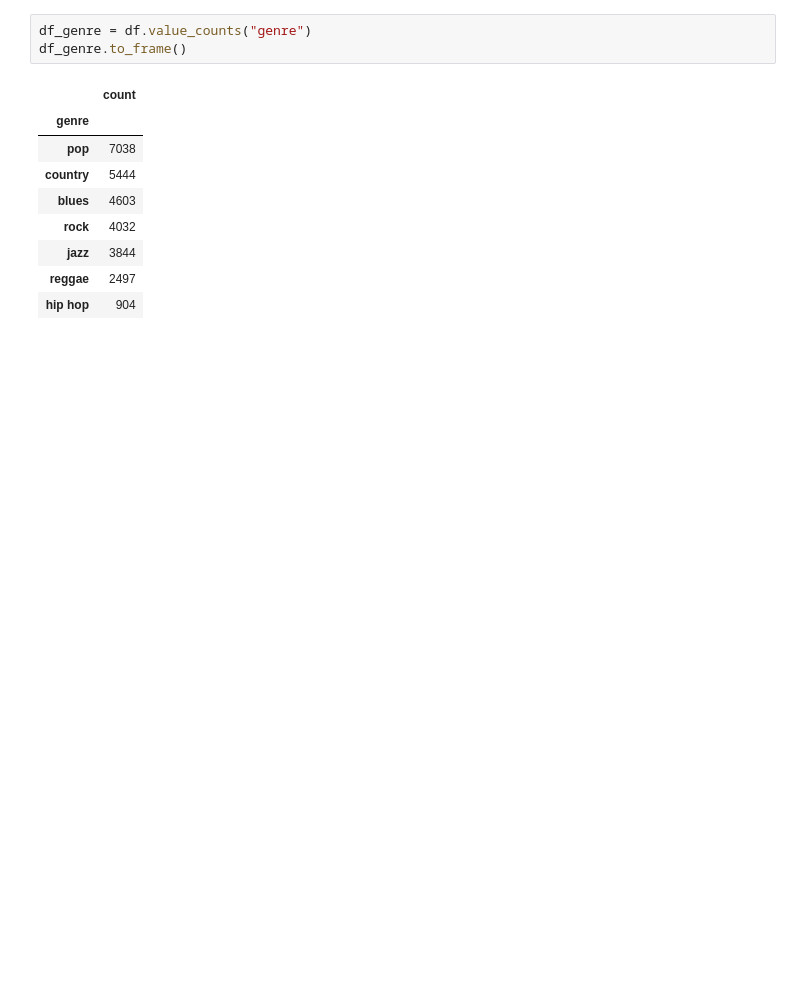
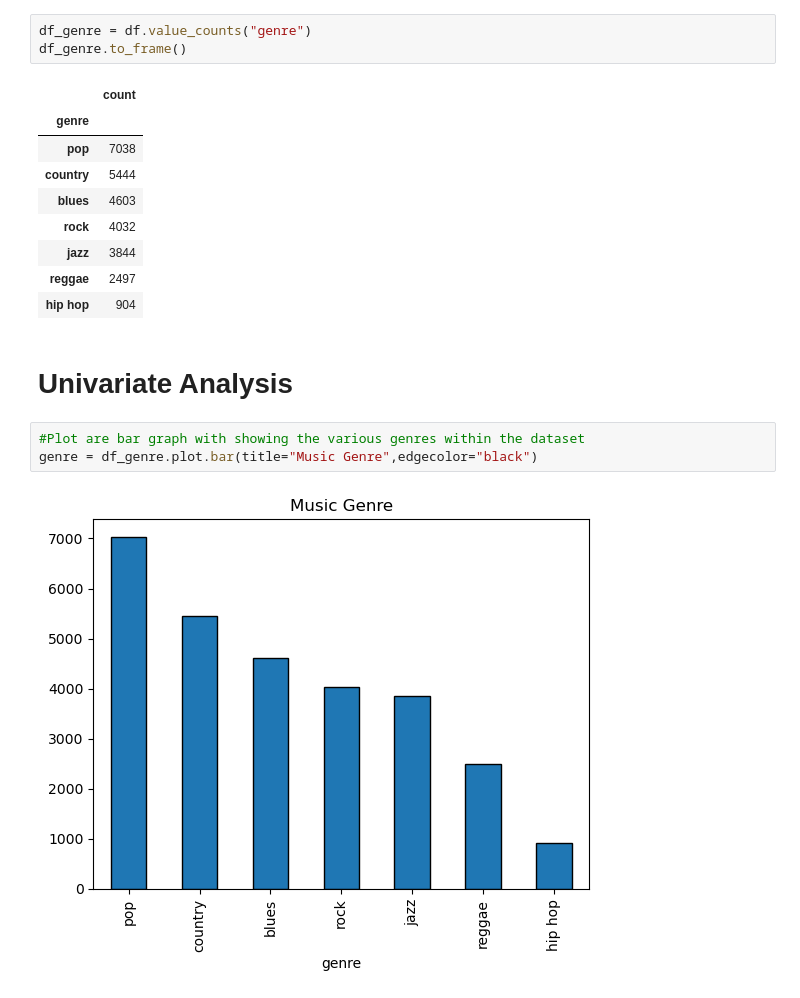
Before and after one commit to MaimunaBawa/Music_Recommendation_Algorithm, a Jupyter notebook: EDA-1.ipynb, the cells around one changed output. Saved outputs shown, nothing was run; the diff lists cells and outputs as text; blank space fills up the shorter version.

```diff
--- a/EDA-1.ipynb
+++ b/EDA-1.ipynb
@@ -67,3 +148,10 @@ df_genre.to_frame()
 | jazz | 3844 |
 | reggae | 2497 |
 | hip hop | 904 |
+# %% [markdown]
+# Univariate Analysis
+# %%
+#Plot are bar graph with showing the various genres within the dataset
+genre = df_genre.plot.bar(title="Music Genre",edgecolor="black")
+# %% [output]
+[figure, added]
```
Also changed, not shown: parts of 10 cells of this notebook.
